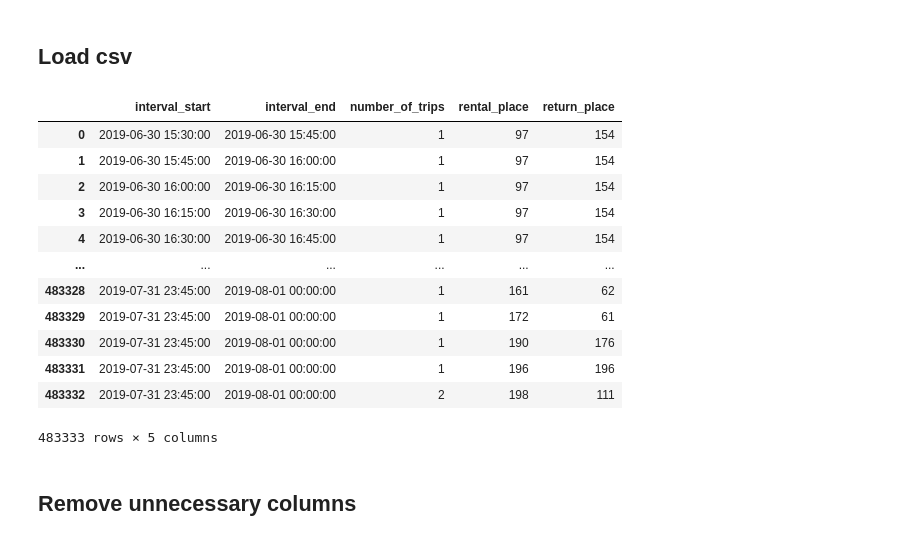
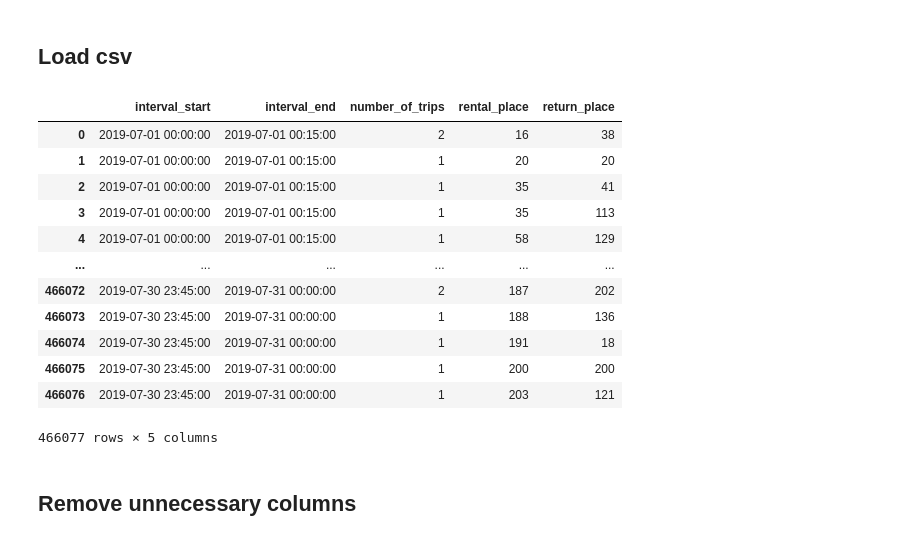
Before and after one commit to burnpiro/wod-bike-dataset-generator, a Jupyter notebook: Convert 15 Minutes Interval To Json.ipynb, the cells around one changed output. Drawn from its saved outputs; the diff is of its cells as text; code cells hidden in the pictures.

```diff
--- a/Convert 15 Minutes Interval To Json.ipynb
+++ b/Convert 15 Minutes Interval To Json.ipynb
@@ -7,21 +9,21 @@ import pandas as pd
 # %% [markdown]
 ## Load csv
 # %%
-df = pd.read_csv("plik.csv", parse_dates=True)
+df = pd.read_csv(join("groupedby_intervals", "historia_przejazdow_2019-07.csv"), parse_dates=True)
 df
 # %% [output]
 |  | interval_start | interval_end | number_of_trips | rental_place | return_place |
-| 0 | 2019-06-30 15:30:00 | 2019-06-30 15:45:00 | 1 | 97 | 154 |
-| 1 | 2019-06-30 15:45:00 | 2019-06-30 16:00:00 | 1 | 97 | 154 |
-| 2 | 2019-06-30 16:00:00 | 2019-06-30 16:15:00 | 1 | 97 | 154 |
-| 3 | 2019-06-30 16:15:00 | 2019-06-30 16:30:00 | 1 | 97 | 154 |
-| 4 | 2019-06-30 16:30:00 | 2019-06-30 16:45:00 | 1 | 97 | 154 |
+| 0 | 2019-07-01 00:00:00 | 2019-07-01 00:15:00 | 2 | 16 | 38 |
+| 1 | 2019-07-01 00:00:00 | 2019-07-01 00:15:00 | 1 | 20 | 20 |
+| 2 | 2019-07-01 00:00:00 | 2019-07-01 00:15:00 | 1 | 35 | 41 |
+| 3 | 2019-07-01 00:00:00 | 2019-07-01 00:15:00 | 1 | 35 | 113 |
+| 4 | 2019-07-01 00:00:00 | 2019-07-01 00:15:00 | 1 | 58 | 129 |
 | ... | ... | ... | ... | ... | ... |
-| 483328 | 2019-07-31 23:45:00 | 2019-08-01 00:00:00 | 1 | 161 | 62 |
-| 483329 | 2019-07-31 23:45:00 | 2019-08-01 00:00:00 | 1 | 172 | 61 |
-| 483330 | 2019-07-31 23:45:00 | 2019-08-01 00:00:00 | 1 | 190 | 176 |
-| 483331 | 2019-07-31 23:45:00 | 2019-08-01 00:00:00 | 1 | 196 | 196 |
-| 483332 | 2019-07-31 23:45:00 | 2019-08-01 00:00:00 | 2 | 198 | 111 |
+| 466072 | 2019-07-30 23:45:00 | 2019-07-31 00:00:00 | 2 | 187 | 202 |
+| 466073 | 2019-07-30 23:45:00 | 2019-07-31 00:00:00 | 1 | 188 | 136 |
+| 466074 | 2019-07-30 23:45:00 | 2019-07-31 00:00:00 | 1 | 191 | 18 |
+| 466075 | 2019-07-30 23:45:00 | 2019-07-31 00:00:00 | 1 | 200 | 200 |
+| 466076 | 2019-07-30 23:45:00 | 2019-07-31 00:00:00 | 1 | 203 | 121 |
-483333 rows × 5 columns
+466077 rows × 5 columns
 # %% [markdown]
 ## Remove unnecessary columns
```
Also changed, not shown: parts of 18 cells of this notebook, 1 other file.
